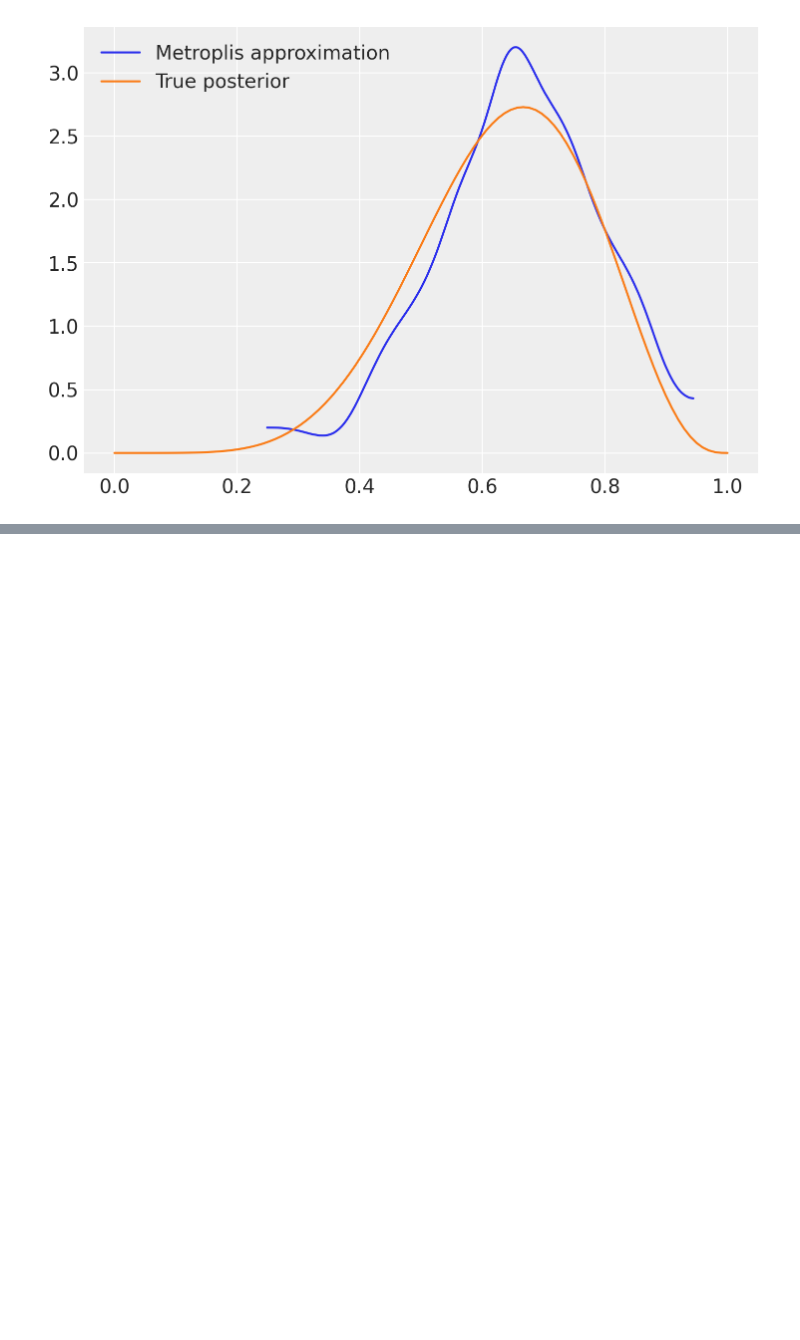
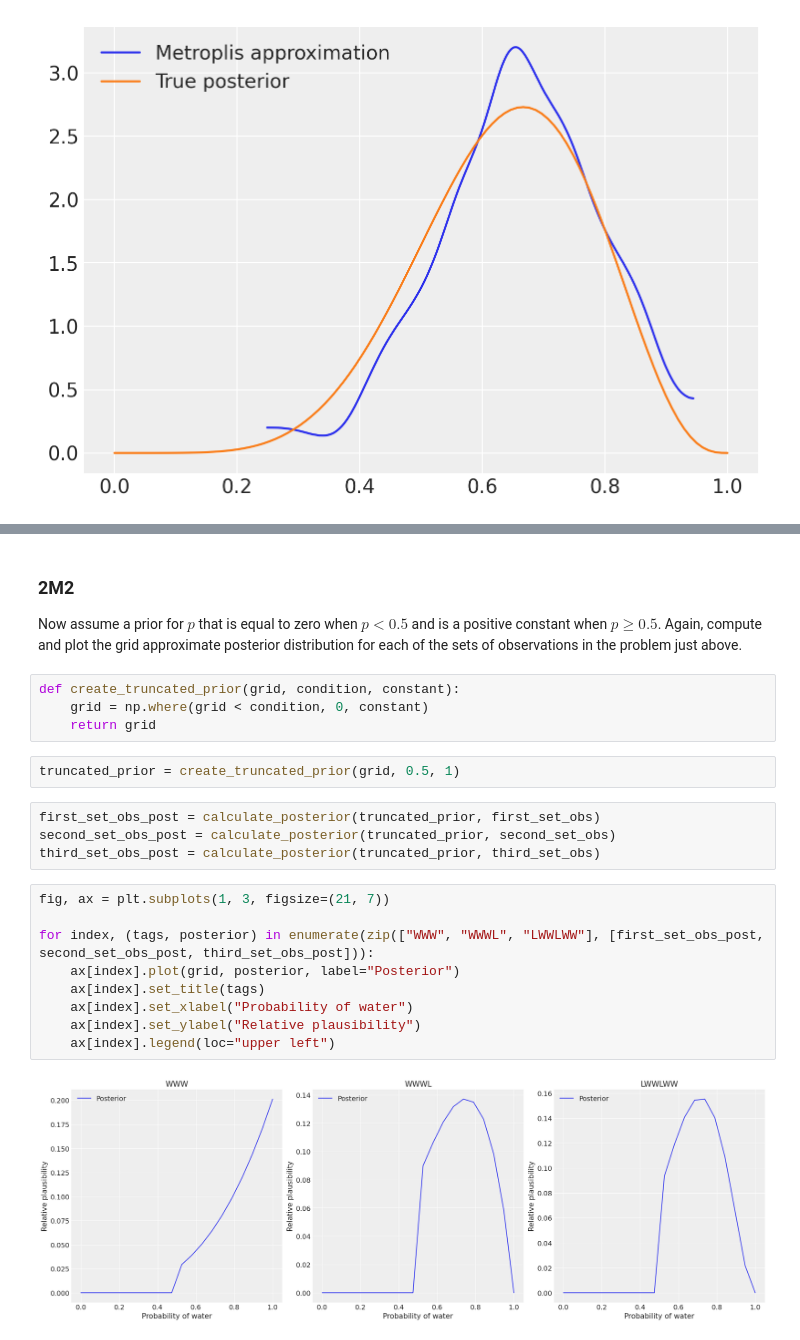
Before and after one commit to RHilly86/statistical_rethinking_notes, a Jupyter notebook: Chapter 2 - Small Worlds and Large Worlds.ipynb, the cells around one changed output, grey strips where cells are left out. Saved outputs shown, nothing was run; the diff lists cells and outputs as text; blank space fills up the shorter version.

```diff
--- a/Chapter 2 - Small Worlds and Large Worlds.ipynb
+++ b/Chapter 2 - Small Worlds and Large Worlds.ipynb
@@ -296,0 +402,25 @@ plt.legend()
+# %% [markdown]
+### 2M2
+
+Now assume a prior for $p$ that is equal to zero when $p \lt 0.5$ and is a positive constant when $p \geq 0.5$. Again, compute and plot the grid approximate posterior distribution for each of the sets of observations in the problem just above.
+# %%
+def create_truncated_prior(grid, condition, constant):
+    grid = np.where(grid < condition, 0, constant)
+    return grid
+# %%
+truncated_prior = create_truncated_prior(grid, 0.5, 1)
+# %%
+first_set_obs_post = calculate_posterior(truncated_prior, first_set_obs)
+second_set_obs_post = calculate_posterior(truncated_prior, second_set_obs)
+third_set_obs_post = calculate_posterior(truncated_prior, third_set_obs)
+# %%
+fig, ax = plt.subplots(1, 3, figsize=(21, 7))
+
+for index, (tags, posterior) in enumerate(zip(["WWW", "WWWL", "LWWLWW"], [first_set_obs_post, second_set_obs_post, third_set_obs_post])):
+    ax[index].plot(grid, posterior, label="Posterior")
+    ax[index].set_title(tags)
+    ax[index].set_xlabel("Probability of water")
+    ax[index].set_ylabel("Relative plausibility")
+    ax[index].legend(loc="upper left")
+# %% [output]
+[figure, added]
```
Also changed, not shown: parts of 22 cells of this notebook, 3 other files.
